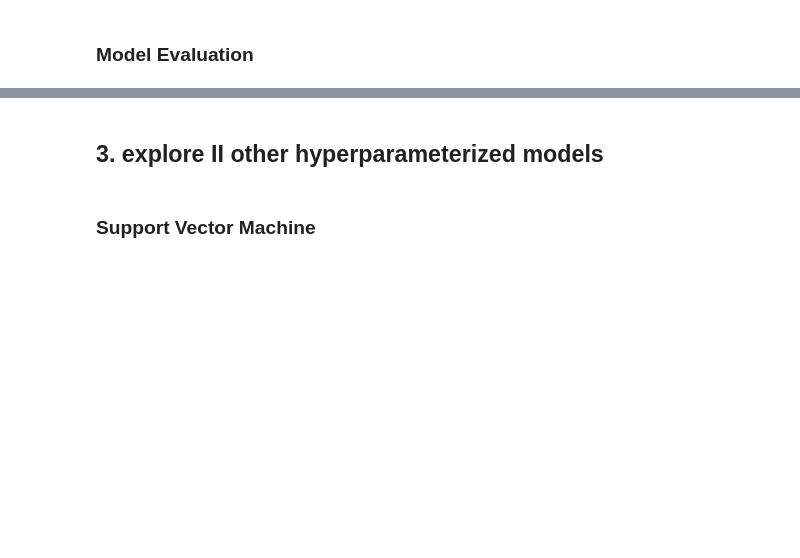
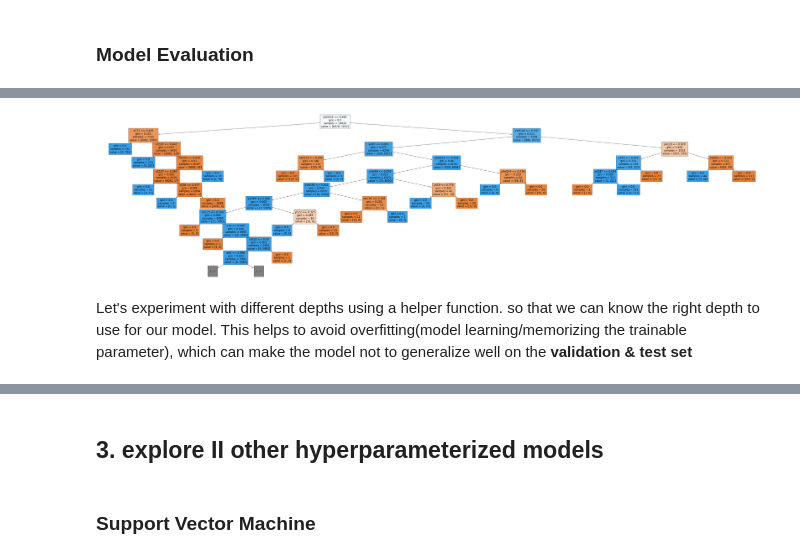
Before and after one commit to okoliechykwuka/Bytework-assessment, a Jupyter notebook: Swarm Behaviour Research Case Study.ipynb, the cells around one changed output, grey strips where cells are left out. Cells and saved outputs as stored; diff of their text form; code cells hidden in the pictures; blank space fills up the shorter version.

```diff
--- a/Swarm Behaviour Research Case Study.ipynb
+++ b/Swarm Behaviour Research Case Study.ipynb
@@ -82,0 +92,2 @@ train_df.describe()
+# %%
+train_df[numeric_cols + categorical_cols] = scaler.transform(train_df[numeric_cols + categorical_cols])
@@ -174,0 +258,7 @@ Logistic model Accuracy:  0.9972245351096308
+# %%
+plt.figure(figsize=(80,20))
+plot_tree(model, feature_names=X_train.columns, max_depth=10, filled=True);
+# %% [output]
+[figure, added]
+# %% [markdown]
+Let's experiment with different depths using a helper function. so that we can know the right depth to use for our model. This helps to avoid overfitting(model learning/memorizing the trainable parameter), which can make the model not to generalize well on the **validation & test set**
```
Also changed, not shown: parts of 47 cells of this notebook, 1 other file.
